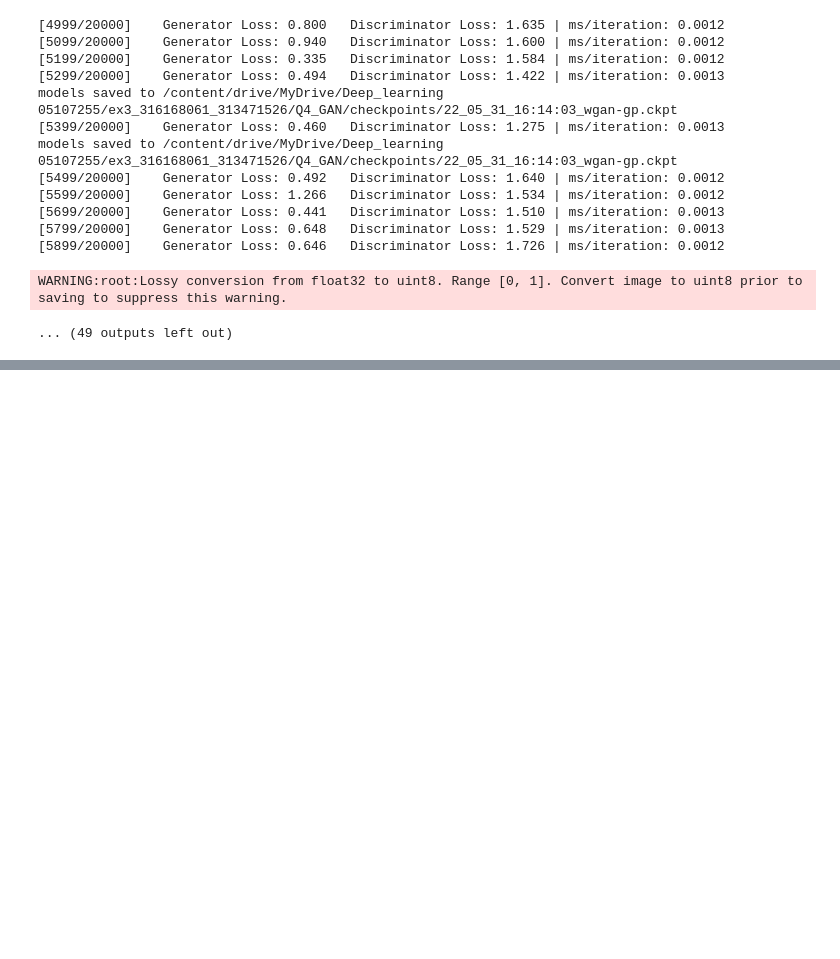
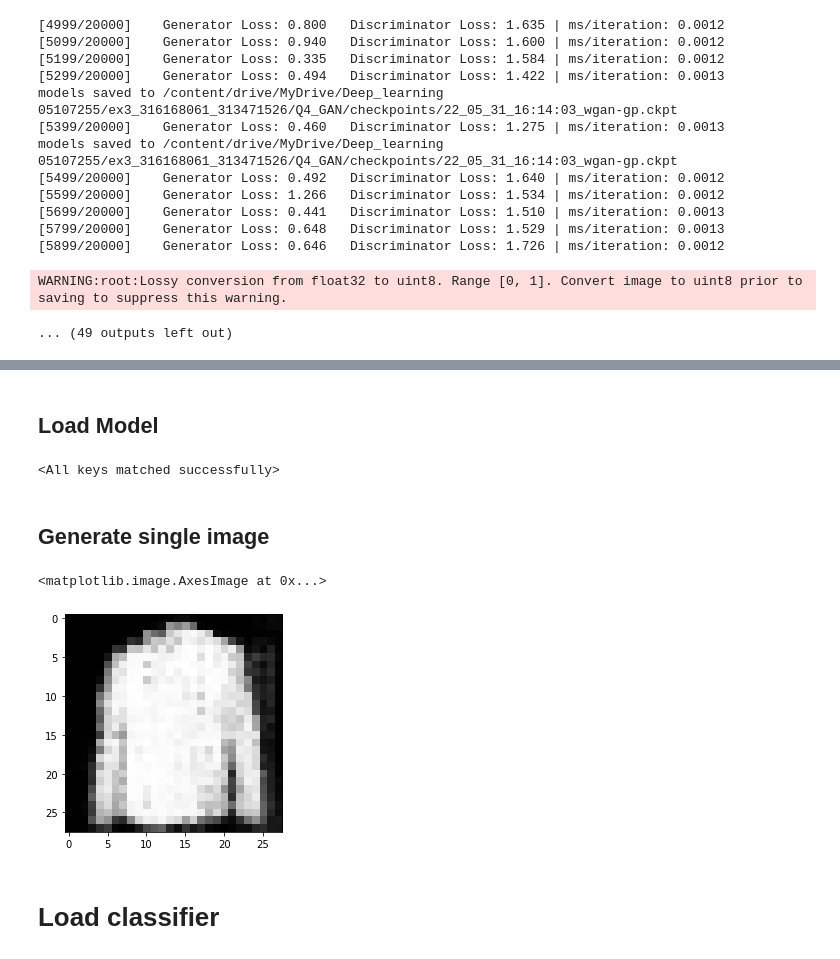
Before and after one commit to YairYarden/Deep-Learning, a Jupyter notebook: Q4_GAN.ipynb, the cells around one changed output, grey strips where cells are left out. Saved outputs shown, nothing was run; the diff lists cells and outputs as text; code cells hidden in the pictures; blank space fills up the shorter version.

Commit message:
fix code to plot images

```diff
--- a/Q4_GAN.ipynb
+++ b/Q4_GAN.ipynb
@@ -640,0 +636,34 @@ WARNING:root:Lossy conversion from float32 to uint8. Range [0, 1]. Convert image
+# %% [markdown]
+## Load Model
+# %%
+#@title Choose Model { form-width: "30%" }
+model_name = "dcgan" #@param ["dcgan", "wgan-gp"]
+
+dcgan_filename = '22_05_31_16:02:10_dcgan'
+wgan_gp_filename = '22_05_31_16:14:03_wgan-gp'
+model_filename = dcgan_filename if model_name == "dcgan" \
+            else wgan_gp_filename if model_name == "wgan-gp" \
+            else ''
+
+# load checkpoint
+ckpt_path = f'{drive_path}/Q4_GAN/checkpoints/{model_filename}.ckpt'
+if is_gpu_available:
+    checkpoint = torch.load(ckpt_path)
+else:
+    checkpoint = torch.load(ckpt_path, map_location=torch.device('cpu'))
+
+gen = Generator(model_name).to(DEVICE)
+
+gen.load_state_dict(checkpoint['generator_state_dict'])
+# %% [output]
+<All keys matched successfully>
+# %% [markdown]
+## Generate single image
+# %%
+ims = generate_fake_image(gen)
+plt.imshow(ims[0, :, :].cpu().detach().numpy(), cmap='gray')
+# %% [output]
+<matplotlib.image.AxesImage at 0x...>
+[figure, added]
+# %% [markdown]
+# Load classifier
```
Also changed, not shown: parts of 9 cells of this notebook.
